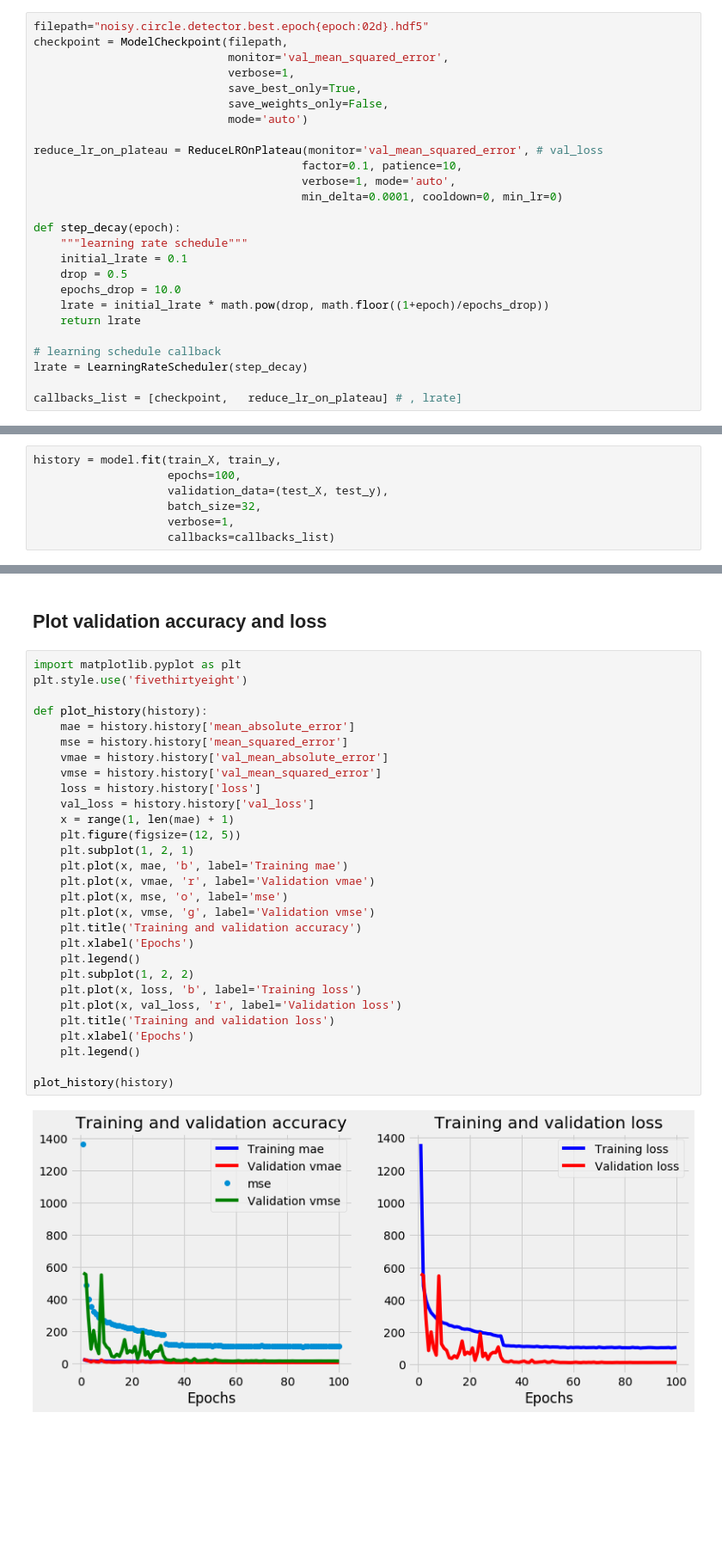
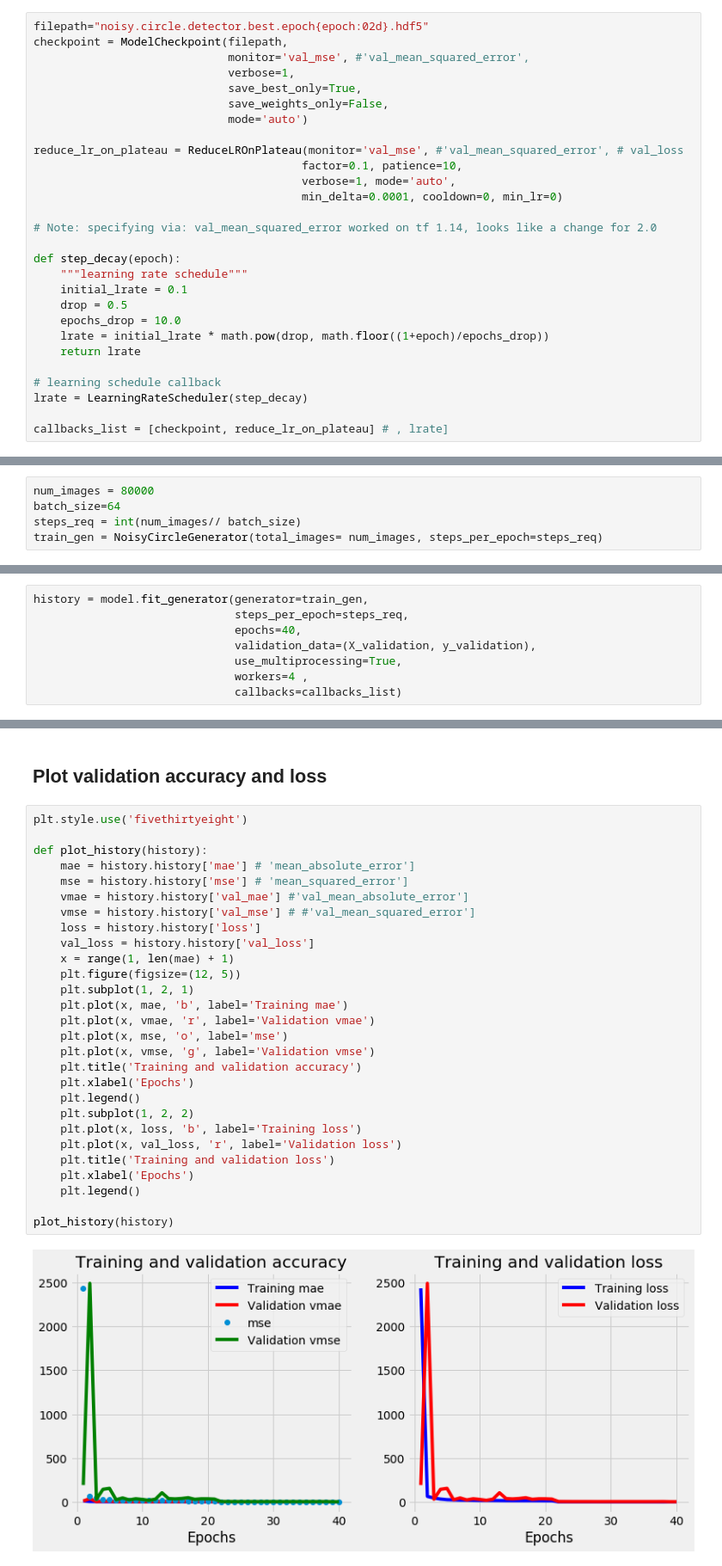
Before and after one commit to todd-cook/ML-You-Can-Use, a Jupyter notebook: computer_vision_object_detection/train_noisy_circle_detector.ipynb, the cells around one changed output, grey strips where cells are left out. Shown: that part at 86% size. Drawn from its saved outputs; the diff is of its cells as text; blank space fills up the shorter version.

Commit message:
revising model & adding data generator

```diff
--- a/computer_vision_object_detection/train_noisy_circle_detector.ipynb
+++ b/computer_vision_object_detection/train_noisy_circle_detector.ipynb
@@ -213,16 +179,18 @@ train_X.shape, train_y.shape, test_X.shape, test_y.shape
 # %%
 filepath="noisy.circle.detector.best.epoch{epoch:02d}.hdf5"
 checkpoint = ModelCheckpoint(filepath,
-                             monitor='val_mean_squared_error',
+                             monitor='val_mse', #'val_mean_squared_error',
                              verbose=1,
                              save_best_only=True,
                              save_weights_only=False,
                              mode='auto')
 
-reduce_lr_on_plateau = ReduceLROnPlateau(monitor='val_mean_squared_error', # val_loss
+reduce_lr_on_plateau = ReduceLROnPlateau(monitor='val_mse', #'val_mean_squared_error', # val_loss
                                         factor=0.1, patience=10,
                                         verbose=1, mode='auto',
                                         min_delta=0.0001, cooldown=0, min_lr=0)
+
+# Note: specifying via: val_mean_squared_error worked on tf 1.14, looks like a change for 2.0
 
 def step_decay(epoch):
     """learning rate schedule"""
@@ -235,7 +203,7 @@ def step_decay(epoch):
 # learning schedule callback
 lrate = LearningRateScheduler(step_decay)
 
-callbacks_list = [checkpoint,   reduce_lr_on_plateau] # , lrate]
+callbacks_list = [checkpoint, reduce_lr_on_plateau] # , lrate]
 # %% [markdown]
 # Define and build the model
 ## Note
@@ -300,9 +304,7 @@ _________________________________________________________________
+# %%
+num_images = 80000
+batch_size=64
+steps_req = int(num_images// batch_size)
+train_gen = NoisyCircleGenerator(total_images= num_images, steps_per_epoch=steps_req)
 # %% [markdown]
 ## Train the model, record callback history
-# %%
-history = model.fit(train_X, train_y,
-                    epochs=100,
-                    validation_data=(test_X, test_y),
-                    batch_size=32,
-                    verbose=1,
-                    callbacks=callbacks_list)
@@ -335,0 +311,8 @@ Test mean_absolute_error: 2.5044815216064453
+# %%
+history = model.fit_generator(generator=train_gen,
+                              steps_per_epoch=steps_req,
+                              epochs=40,
+                              validation_data=(X_validation, y_validation),
+                              use_multiprocessing=True,
+                              workers=4 ,
+                              callbacks=callbacks_list)
@@ -339,33 +340,32 @@ Test mean_absolute_error: 2.5044815216064453
 # %% [markdown]
 ## Plot validation accuracy and loss
 # %%
-import matplotlib.pyplot as plt
 plt.style.use('fivethirtyeight')
 
 def plot_history(history):
-    mae = history.history['mean_absolute_error']
-    mse = history.history['mean_squared_error']
-    vmae = history.history['val_mean_absolute_error']
-    vmse = history.history['val_mean_squared_error']
+    mae = history.history['mae'] # 'mean_absolute_error']
+    mse = history.history['mse'] # 'mean_squared_error']
+    vmae = history.history['val_mae'] #'val_mean_absolute_error']
+    vmse = history.history['val_mse'] # #'val_mean_squared_error']
     loss = history.history['loss']
     val_loss = history.history['val_loss']
     x = range(1, len(mae) + 1)
     plt.figure(figsize=(12, 5))
     plt.subplot(1, 2, 1)
     plt.plot(x, mae, 'b', label='Training mae')
     plt.plot(x, vmae, 'r', label='Validation vmae')
     plt.plot(x, mse, 'o', label='mse')
     plt.plot(x, vmse, 'g', label='Validation vmse')
     plt.title('Training and validation accuracy')
     plt.xlabel('Epochs')
     plt.legend()
     plt.subplot(1, 2, 2)
     plt.plot(x, loss, 'b', label='Training loss')
     plt.plot(x, val_loss, 'r', label='Validation loss')
     plt.title('Training and validation loss')
     plt.xlabel('Epochs')
     plt.legend()
 
 plot_history(history)
 # %% [output]
-[figure, old version]
+[figure, new version]
```
Also changed, not shown: parts of 25 cells of this notebook, 2 other files.
